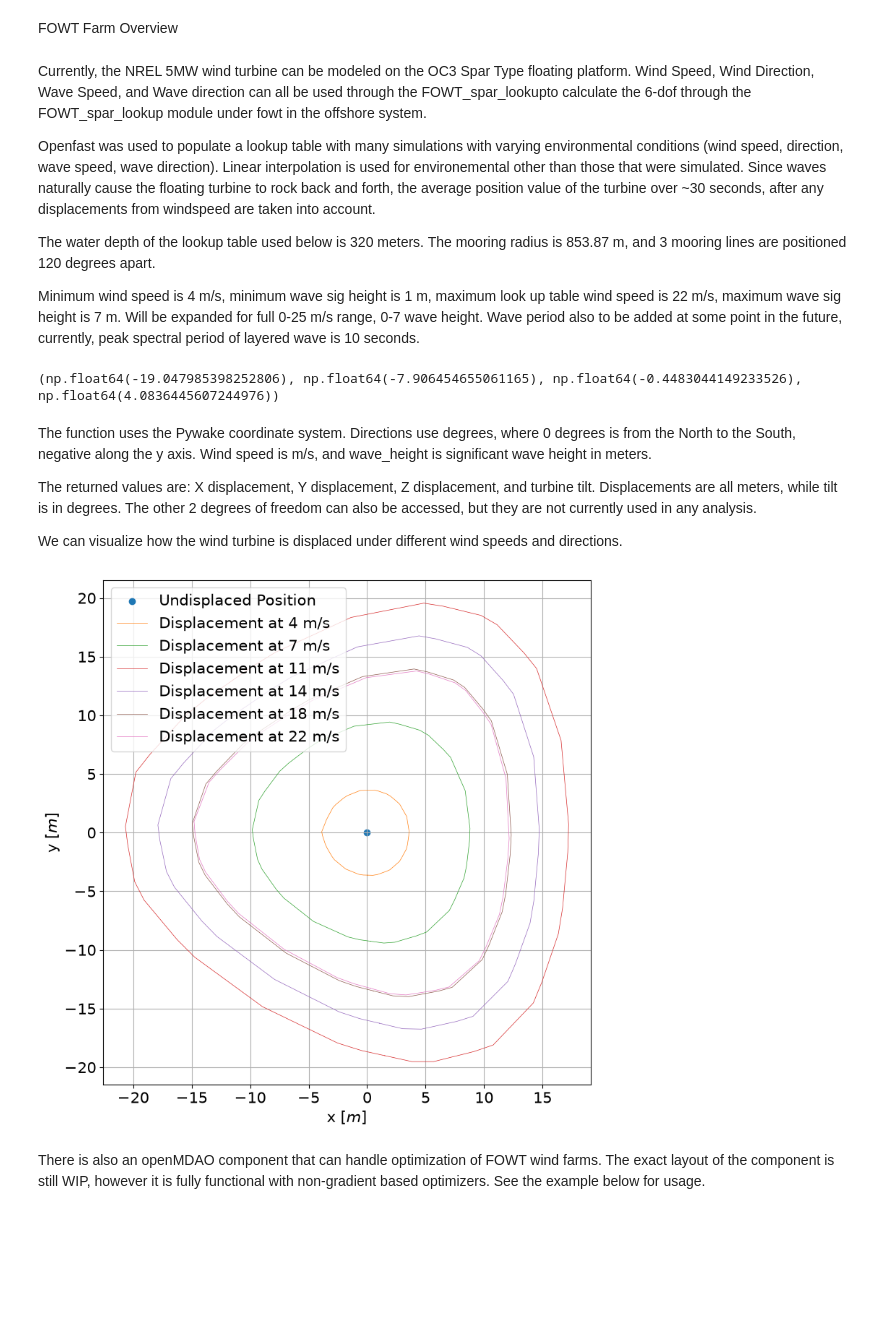
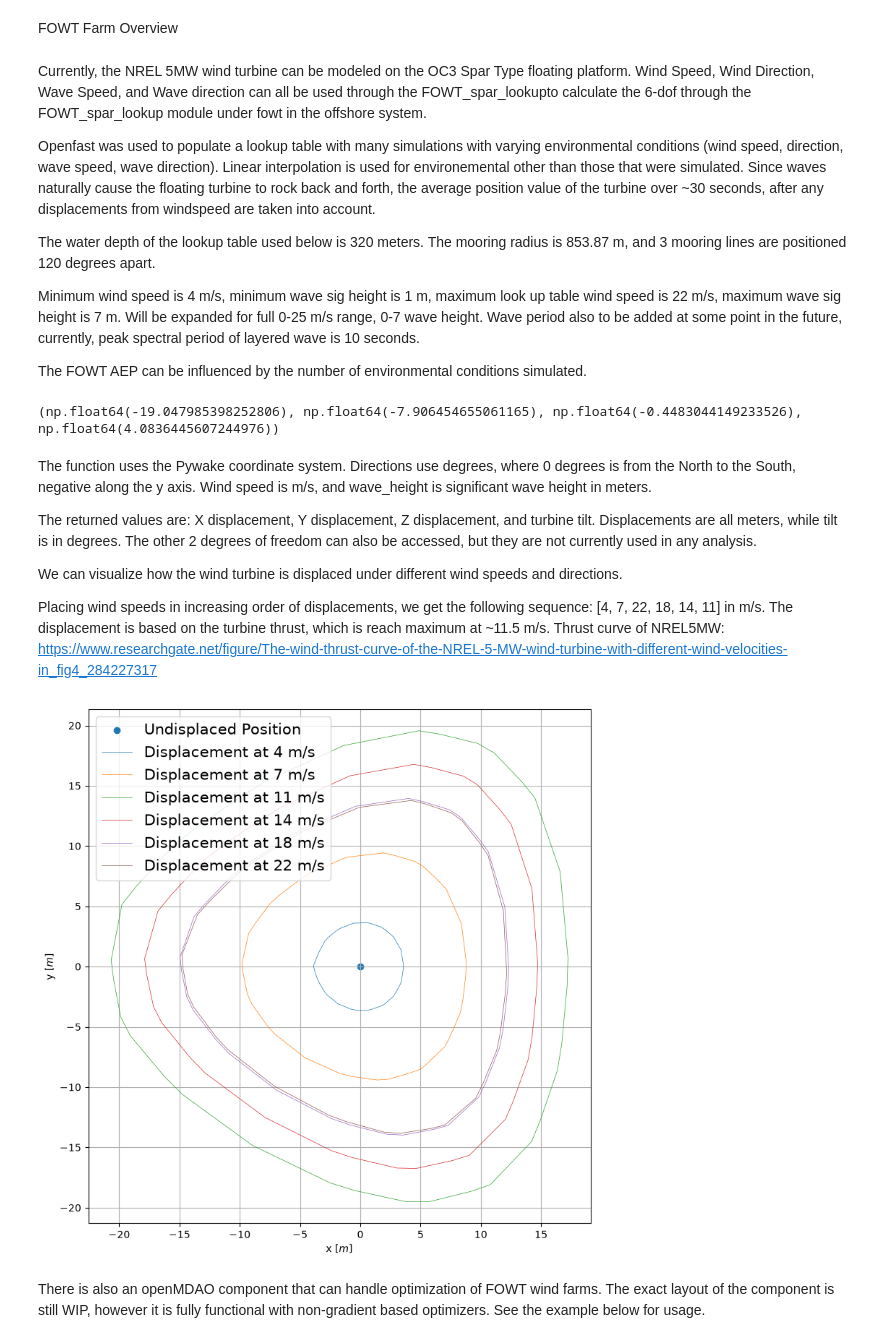
Before and after one commit to rafaelvalotta/WESL, a Jupyter notebook: wesl/optimizer/FOWT_Overview.ipynb, the cells around one changed output. Cells and saved outputs as stored; diff of their text form; code cells hidden in the pictures; blank space fills up the shorter version.

Commit message:
improving FOWT overview files

```diff
--- a/wesl/optimizer/FOWT_Overview.ipynb
+++ b/wesl/optimizer/FOWT_Overview.ipynb
@@ -8,6 +8,8 @@ Openfast was used to populate a lookup table with many simulations with varying
 The water depth of the lookup table used below is 320 meters. The mooring radius is 853.87 m, and 3 mooring lines are positioned 120 degrees apart.
 
 Minimum wind speed is 4 m/s, minimum wave sig height is 1 m, maximum look up table wind speed is 22 m/s, maximum wave sig height is 7 m. Will be expanded for full 0-25 m/s range, 0-7 wave height. Wave period also to be added at some point in the future, currently, peak spectral period of layered wave is 10 seconds.
+
+The FOWT AEP can be influenced by the number of environmental conditions simulated.
 # %%
 from wesl.optimizer.offshore_system.fowt.FOWT_spar_lookup import FOWT_Spar
 
@@ -22,44 +24,50 @@ The function uses the Pywake coordinate system. Directions use degrees, where 0
 The returned values are: X displacement, Y displacement, Z displacement, and turbine tilt. Displacements are all meters, while tilt is in degrees. The other 2 degrees of freedom can also be accessed, but they are not currently used in any analysis.
 
 We can visualize how the wind turbine is displaced under different wind speeds and directions.
+
+Placing wind speeds in increasing order of displacements, we get the following sequence: [4, 7, 22, 18, 14, 11] in m/s.
+The displacement is based on the turbine thrust, which is reach maximum at ~11.5 m/s.
+Thrust curve of NREL5MW: https://www.researchgate.net/figure/The-wind-thrust-curve-of-the-NREL-5-MW-wind-turbine-with-different-wind-velocities-in_fig4_284227317
 # %%
 import numpy as np
 import matplotlib.pyplot as plt
 
 wind_speeds = np.linspace(4, 22, 6, endpoint=True, dtype = int)
 wind_directions = np.linspace(0, 360, 60, endpoint=True, dtype = int)
 
 displaced_x = np.zeros((len(wind_speeds), len(wind_directions)))
 displaced_y = np.zeros((len(wind_speeds), len(wind_directions)))
 
+# for each given wind directions and speed record FOWT displacement for plotting
+
 for ws_index in range(len(wind_speeds)):
     for wd_index in range(len(wind_directions)):
-        # print(wind_speeds[ws_index], wind_directions[wd_index])
         x_new, y_new, z_new, tilt_new = fowt_example.solve_static_movement(wind_speeds[ws_index],wind_directions[wd_index], wave_direction=0, wave_height=0)
         displaced_x[ws_index, wd_index] = x_new
         displaced_y[ws_index, wd_index] = y_new
 
-# plot the displacements
+# standard matplotlib figure
+plt.figure(figsize=(8,8))
+plt.plot()
 
-plt.figure(figsize=(8,8))
-plt.plot([0], [0])
+# show center position
 plt.scatter(0,0, label = "Undisplaced Position")
+
+#plot displacementds
 for ws_index in range(len(wind_speeds)):
         x, y = displaced_x[ws_index,:], displaced_y[ws_index,:]
-        # xr = np.vstack((xr, fowt_x[wt_index,0,ws_index]))
-        # yr = np.vstack((yr, fowt_y[wt_index,0,ws_index]))
-        color = ws_index / len(wind_speeds)# +0.1
+        color = ws_index / len(wind_speeds)
         plt.plot(x, y,linewidth=0.5, label = f"Displacement at {wind_speeds[ws_index]} m/s")
 
 plt.rcParams.update({'font.size': 15})
 plt.xlabel('x [$m$]')
 plt.ylabel('y [$m$]')
 plt.legend()
 plt.tight_layout()
 plt.axis('equal')
 plt.grid(True)
 # %% [output]
-[figure, old version]
+[figure, new version]
 # %% [markdown]
 There is also an openMDAO component that can handle optimization of FOWT wind farms. The exact layout of the component is still WIP, however it is fully functional with non-gradient based optimizers. See the example below for usage.
 # %%
```
Also changed, not shown: parts of 2 cells of this notebook, 7 other files.
